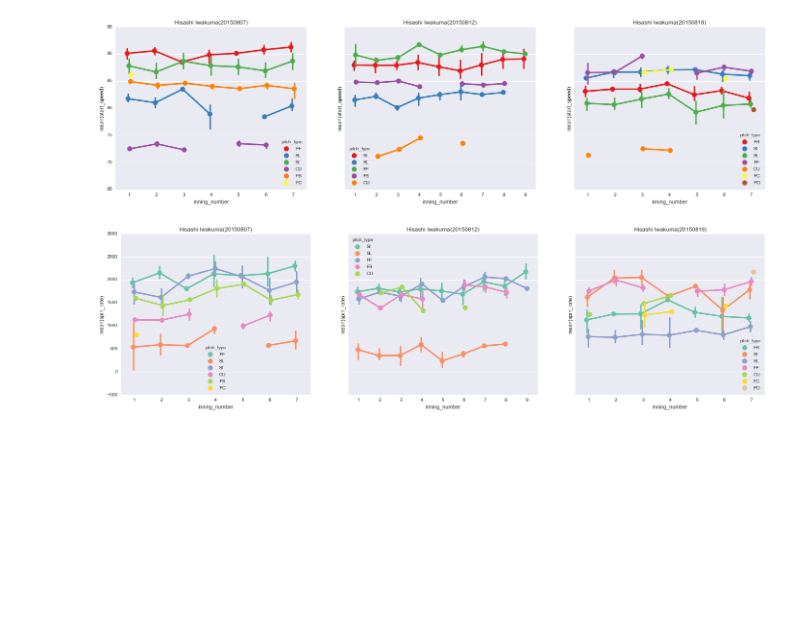
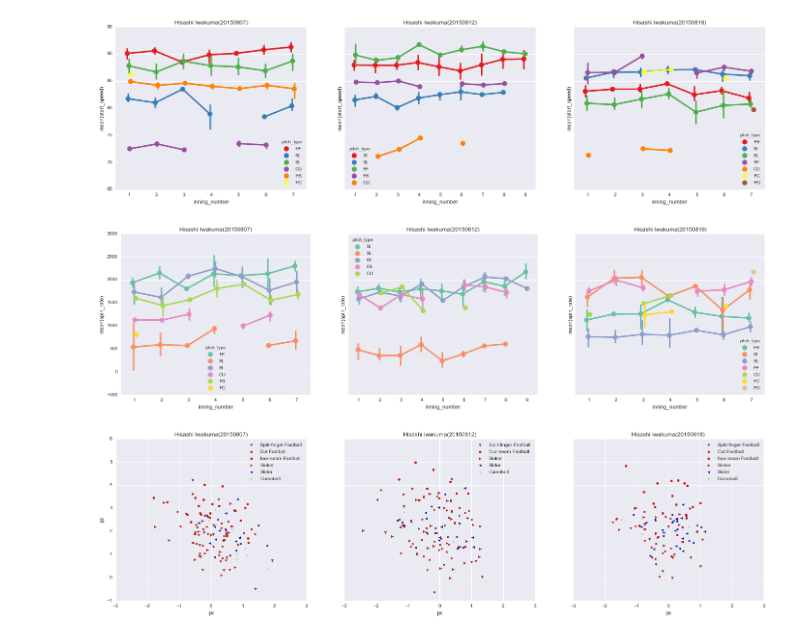
Before and after one commit to Shinichi-Nakagawa/pitchfx_example_python, a Jupyter notebook: pitchpx_hisashi_iwakuma.ipynb, the cells around one changed output. Saved outputs shown, nothing was run; the diff lists cells and outputs as text; code cells hidden in the pictures; blank space fills up the shorter version.

Commit message:
Add to pitch f/x plot

```diff
--- a/pitchpx_hisashi_iwakuma.ipynb
+++ b/pitchpx_hisashi_iwakuma.ipynb
@@ -43,3 +43,28 @@ for i, day in enumerate(iwakuma_pitch_data.keys()):
     sns.pointplot(x="inning_number", y="spin_rate", hue="pitch_type", ax=axarray[i], data=iwakuma_pitch_data[day], dodge=True, palette="Set2")
 # %% [output]
 [figure]
+# %%
+# イニング・球種毎のボール回転数(Spin Rate)
+axarray = {day: None for day in iwakuma_pitch_data.keys()}
+f, (axarray) = plt.subplots(1, len(iwakuma_pitch_data.keys()), sharey=True, figsize=(24,6))
+
+for i, day in enumerate(iwakuma_pitch_data.keys()):
+    axarray[i].set_title('Hisashi Iwakuma({day})'.format(day=day))
+    datasets = iwakuma_pitch_data[day]
+    for k, v in PitchPxConst.PITCH_TYPES.items():
+        ds = datasets.query('pitch_type=="{type}"'.format(type=k))
+        if ds.empty:
+            continue
+        ds.plot(
+            kind='scatter',
+            x='px',
+            y='pz',
+            label=PitchPxConst.PITCH_TYPES[k],
+            color=PitchPxConst.PITCH_TYPES_COLORS[k],
+            marker=PitchPxConst.PITCH_TYPES_MARKERS[k],
+            xlim=(-3.0, 3.0),
+            ylim=(-1.0, 6.0),
+            ax=axarray[i]
+        )
+# %% [output]
+[figure, added]
```
Also changed, not shown: 1 other file.
